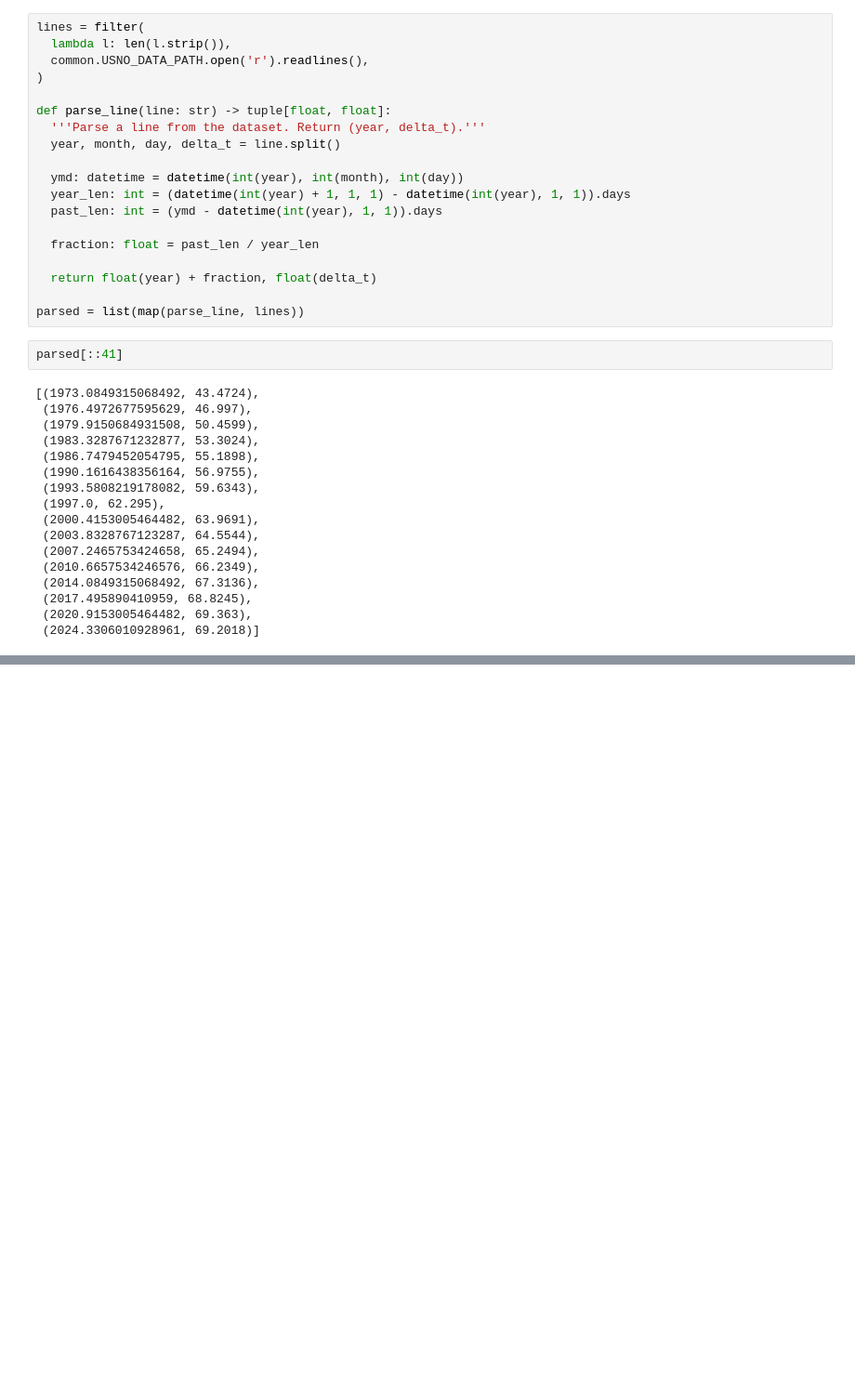
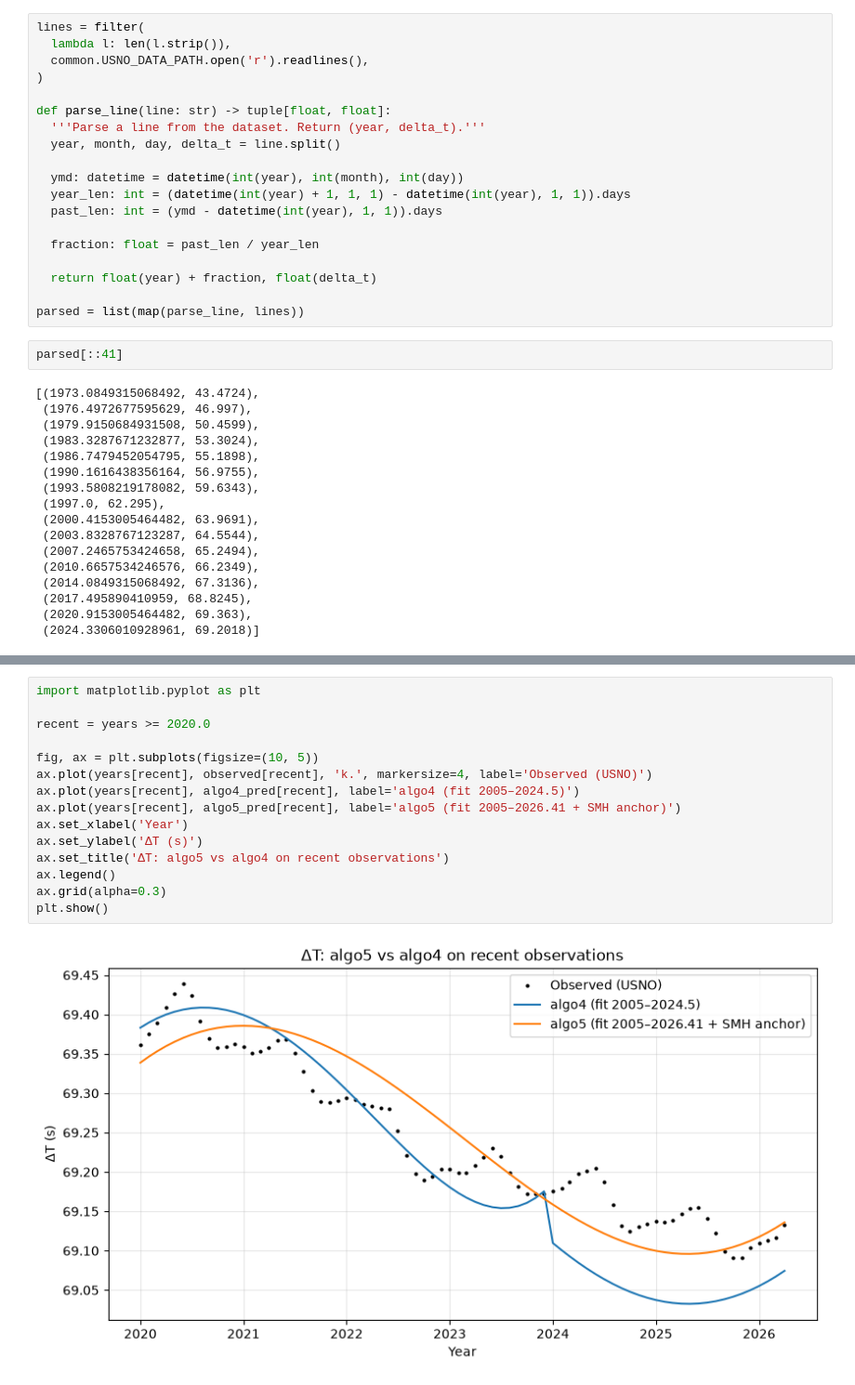
Before and after one commit to 0xf3cd/celestial-calendar, a Jupyter notebook: statistics/delta_t.ipynb, the cells around one changed output, grey strips where cells are left out. Shown at 93% size. Drawn from its saved outputs; the diff is of its cells as text; blank space fills up the shorter version.

```diff
--- a/statistics/delta_t.ipynb
+++ b/statistics/delta_t.ipynb
@@ -146,0 +127,17 @@ pd.DataFrame(results, columns=['Metric', 'Algo1', 'Algo2', 'Algo3', 'Algo4'])
+# %%
+import matplotlib.pyplot as plt
+
+recent = years >= 2020.0
+
+fig, ax = plt.subplots(figsize=(10, 5))
+ax.plot(years[recent], observed[recent], 'k.', markersize=4, label='Observed (USNO)')
+ax.plot(years[recent], algo4_pred[recent], label='algo4 (fit 2005–2024.5)')
+ax.plot(years[recent], algo5_pred[recent], label='algo5 (fit 2005–2026.41 + SMH anchor)')
+ax.set_xlabel('Year')
+ax.set_ylabel('ΔT (s)')
+ax.set_title('ΔT: algo5 vs algo4 on recent observations')
+ax.legend()
+ax.grid(alpha=0.3)
+plt.show()
+# %% [output]
+[figure, added]
```
Also changed, not shown: parts of 8 cells of this notebook, 2 other files.
